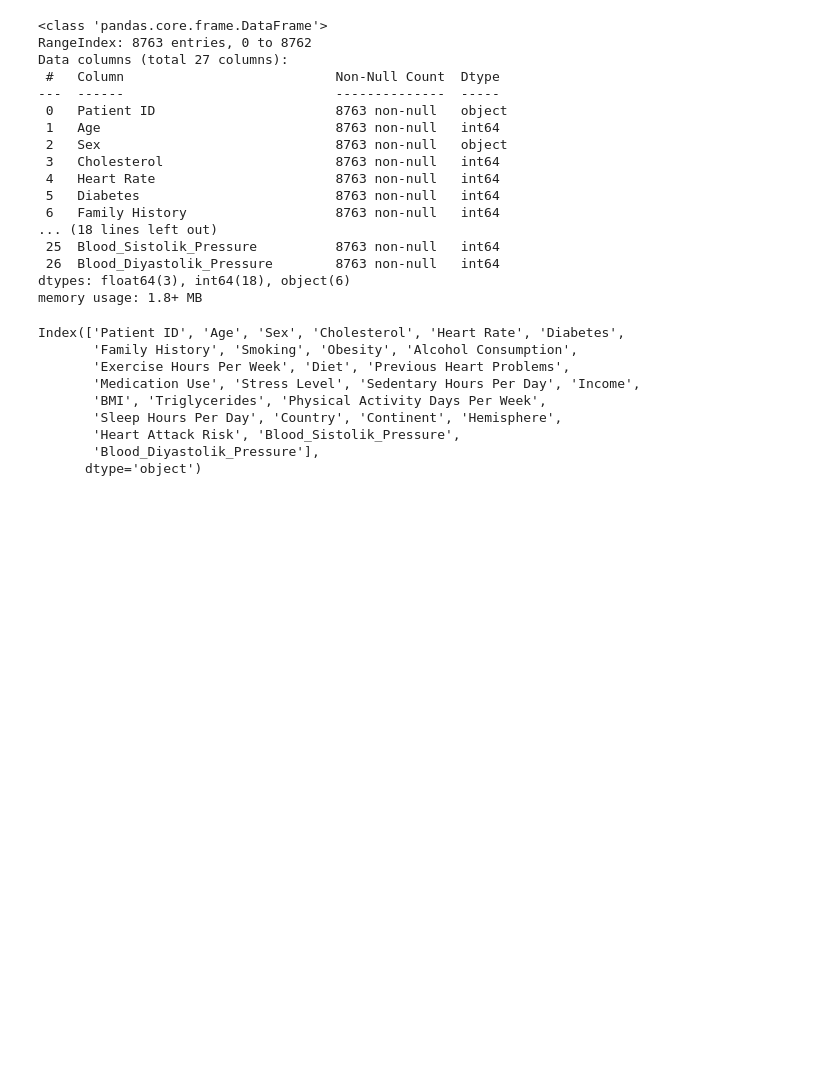
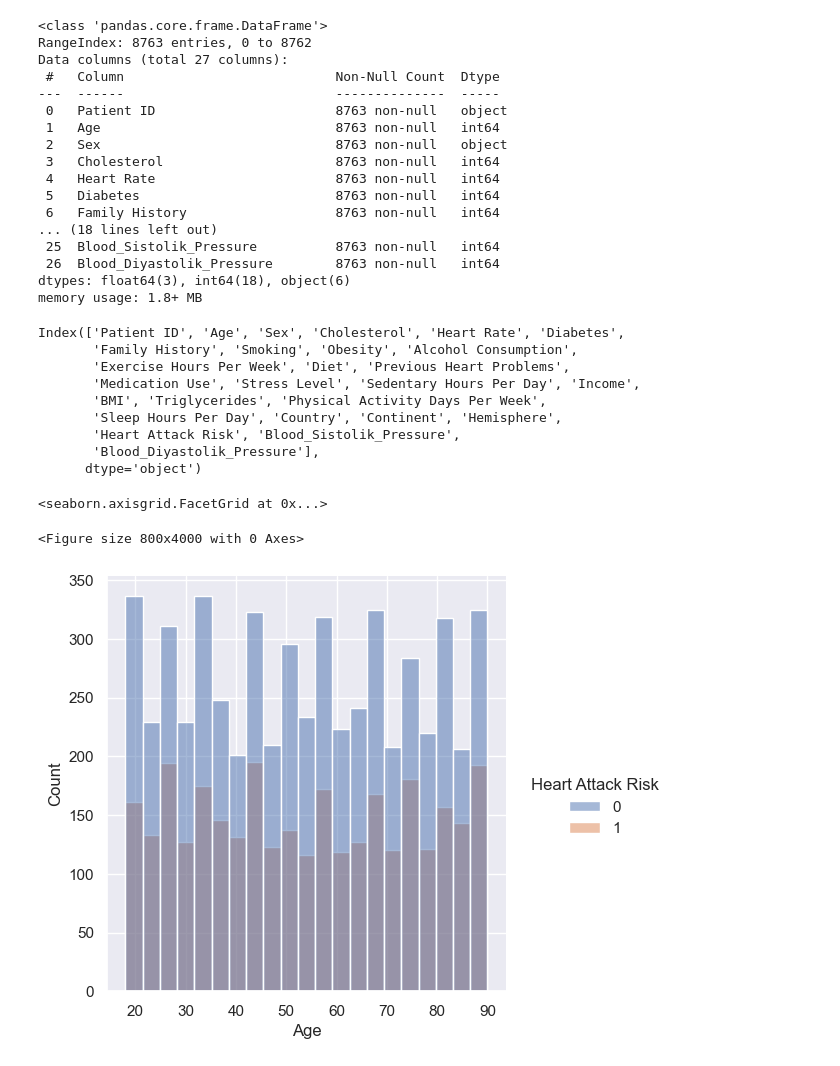
Before and after one commit to DeepikaPanneer/Heart-Attack-Risk-Prediction, a Jupyter notebook: EDA.ipynb, the cells around one changed output. Cells and saved outputs as stored; diff of their text form; code cells hidden in the pictures; blank space fills up the shorter version.

```diff
--- a/EDA.ipynb
+++ b/EDA.ipynb
@@ -3,3 +1,10 @@ import pandas as pd
+# %%
+import pandas as pd
+import numpy as np
+import matplotlib.pyplot as plt
+import seaborn as sns
+
+sns.set_theme(color_codes=True)
 # %%
 df = pd.read_csv("data/heart_attack_prediction_dataset.csv")
 df
@@ -78,3 +83,10 @@ Index(['Patient ID', 'Age', 'Sex', 'Cholesterol', 'Heart Rate', 'Diabetes',
        'Heart Attack Risk', 'Blood_Sistolik_Pressure',
        'Blood_Diyastolik_Pressure'],
       dtype='object')
+# %%
+plt.figure(figsize=(8, 40))
+sns.displot(x="Age", data=df, hue="Heart Attack Risk")
+# %% [output]
+<seaborn.axisgrid.FacetGrid at 0x...>
+<Figure size 800x4000 with 0 Axes>
+[figure, added]
```
Also changed, not shown: parts of 6 cells of this notebook.
